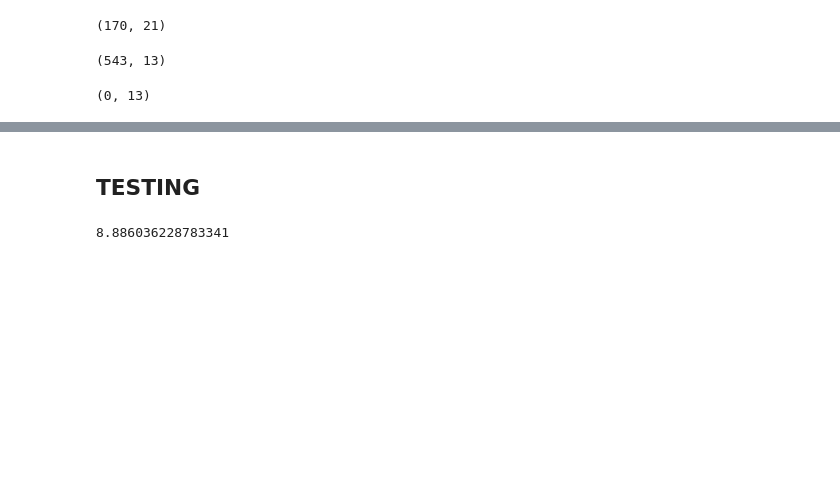
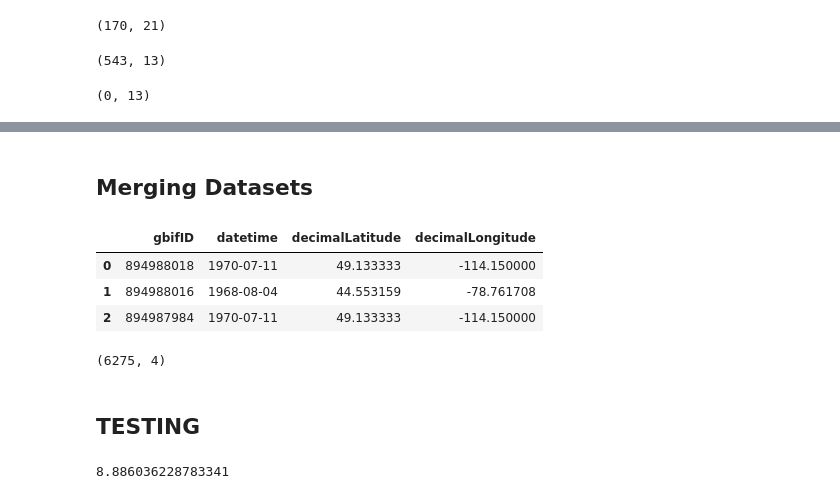
Before and after one commit to BOYSABIO/Huckleberry-Habitat-Suitability-Model, a Jupyter notebook: notebooks/Huckleberry.ipynb, the cells around one changed output, grey strips where cells are left out. Saved outputs shown, nothing was run; the diff lists cells and outputs as text; code cells hidden in the pictures; blank space fills up the shorter version.

```diff
--- a/notebooks/Huckleberry.ipynb
+++ b/notebooks/Huckleberry.ipynb
@@ -497,5 +499,19 @@ dat.shape
 # %%
 dat.to_csv('../data/processed/date_location_occurrances.csv', index=False)
+# %% [markdown]
+## Merging Datasets
+# %%
+import pandas as pd
+huckleberry = pd.read_csv('../data/processed/date_location_occurrances.csv')
+# huckleberry = huckleberry[['gbifID', 'datetime', 'decimalLatitude', 'decimalLongitude']]
+display(huckleberry.head(3))
+display(huckleberry.shape)
+# %% [output]
+|  | gbifID | datetime | decimalLatitude | decimalLongitude |
+| 0 | 894988018 | 1970-07-11 | 49.133333 | -114.150000 |
+| 1 | 894988016 | 1968-08-04 | 44.553159 | -78.761708 |
+| 2 | 894987984 | 1970-07-11 | 49.133333 | -114.150000 |
+(6275, 4)
 # %% [markdown]
 ## TESTING
 # %%
```
Also changed, not shown: parts of 2 cells of this notebook, 2 other files.
